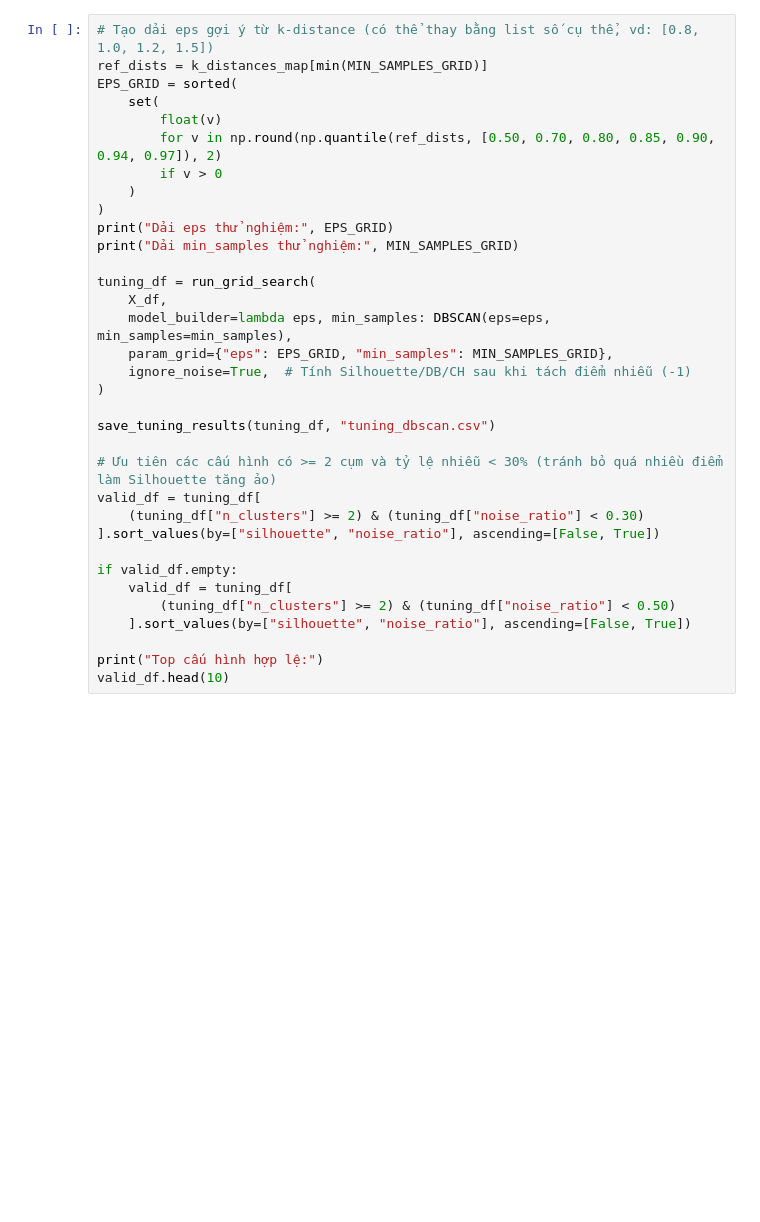
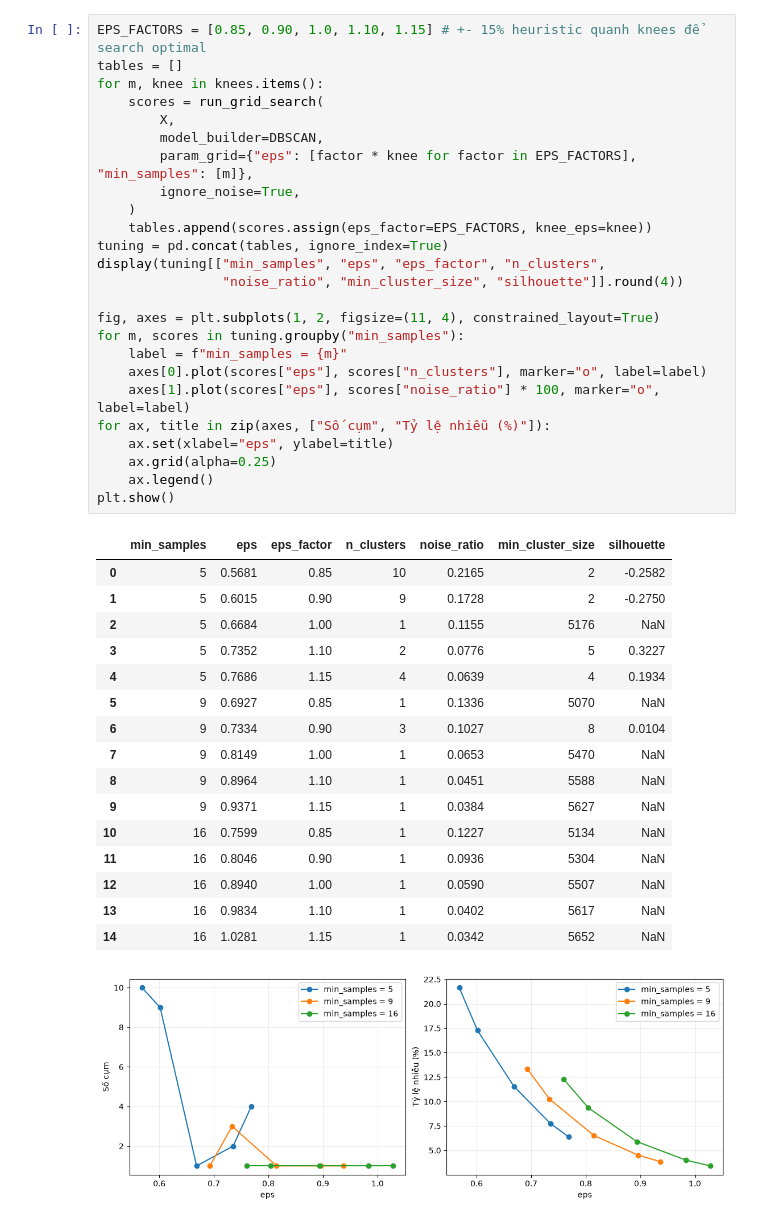
Before and after one commit to Phuctqt123/BTL_DATAMINING, a Jupyter notebook: clustering/dbscan.ipynb, the cells around one changed output. Cells and saved outputs as stored; diff of their text form; blank space fills up the shorter version.

```diff
--- a/clustering/dbscan.ipynb
+++ b/clustering/dbscan.ipynb
@@ -78,35 +105,44 @@ plt.show()
 # %%
-# Tạo dải eps gợi ý từ k-distance (có thể thay bằng list số cụ thể, vd: [0.8, 1.0, 1.2, 1.5])
-ref_dists = k_distances_map[min(MIN_SAMPLES_GRID)]
-EPS_GRID = sorted(
-    set(
-        float(v)
-        for v in np.round(np.quantile(ref_dists, [0.50, 0.70, 0.80, 0.85, 0.90, 0.94, 0.97]), 2)
-        if v > 0
+EPS_FACTORS = [0.85, 0.90, 1.0, 1.10, 1.15] # +- 15% heuristic quanh knees để search optimal
+tables = []
+for m, knee in knees.items():
+    scores = run_grid_search(
+        X,
+        model_builder=DBSCAN,
+        param_grid={"eps": [factor * knee for factor in EPS_FACTORS], "min_samples": [m]},
+        ignore_noise=True,
     )
-)
-print("Dải eps thử nghiệm:", EPS_GRID)
-print("Dải min_samples thử nghiệm:", MIN_SAMPLES_GRID)
+    tables.append(scores.assign(eps_factor=EPS_FACTORS, knee_eps=knee))
+tuning = pd.concat(tables, ignore_index=True)
+display(tuning[["min_samples", "eps", "eps_factor", "n_clusters",
+                "noise_ratio", "min_cluster_size", "silhouette"]].round(4))
 
-tuning_df = run_grid_search(
-    X_df,
-    model_builder=lambda eps, min_samples: DBSCAN(eps=eps, min_samples=min_samples),
-    param_grid={"eps": EPS_GRID, "min_samples": MIN_SAMPLES_GRID},
-    ignore_noise=True,  # Tính Silhouette/DB/CH sau khi tách điểm nhiễu (-1)
-)
-
-save_tuning_results(tuning_df, "tuning_dbscan.csv")
-
-# Ưu tiên các cấu hình có >= 2 cụm và tỷ lệ nhiễu < 30% (tránh bỏ quá nhiều điểm làm Silhouette tăng ảo)
-valid_df = tuning_df[
-    (tuning_df["n_clusters"] >= 2) & (tuning_df["noise_ratio"] < 0.30)
-].sort_values(by=["silhouette", "noise_ratio"], ascending=[False, True])
-
-if valid_df.empty:
-    valid_df = tuning_df[
-        (tuning_df["n_clusters"] >= 2) & (tuning_df["noise_ratio"] < 0.50)
-    ].sort_values(by=["silhouette", "noise_ratio"], ascending=[False, True])
-
-print("Top cấu hình hợp lệ:")
-valid_df.head(10)
+fig, axes = plt.subplots(1, 2, figsize=(11, 4), constrained_layout=True)
+for m, scores in tuning.groupby("min_samples"):
+    label = f"min_samples = {m}"
+    axes[0].plot(scores["eps"], scores["n_clusters"], marker="o", label=label)
+    axes[1].plot(scores["eps"], scores["noise_ratio"] * 100, marker="o", label=label)
+for ax, title in zip(axes, ["Số cụm", "Tỷ lệ nhiễu (%)"]):
+    ax.set(xlabel="eps", ylabel=title)
+    ax.grid(alpha=0.25)
+    ax.legend()
+plt.show()
+# %% [output]
+|  | min_samples | eps | eps_factor | n_clusters | noise_ratio | min_cluster_size | silhouette |
+| 0 | 5 | 0.5681 | 0.85 | 10 | 0.2165 | 2 | -0.2582 |
+| 1 | 5 | 0.6015 | 0.90 | 9 | 0.1728 | 2 | -0.2750 |
+| 2 | 5 | 0.6684 | 1.00 | 1 | 0.1155 | 5176 | NaN |
+| 3 | 5 | 0.7352 | 1.10 | 2 | 0.0776 | 5 | 0.3227 |
+| 4 | 5 | 0.7686 | 1.15 | 4 | 0.0639 | 4 | 0.1934 |
+| 5 | 9 | 0.6927 | 0.85 | 1 | 0.1336 | 5070 | NaN |
+| 6 | 9 | 0.7334 | 0.90 | 3 | 0.1027 | 8 | 0.0104 |
+| 7 | 9 | 0.8149 | 1.00 | 1 | 0.0653 | 5470 | NaN |
+| 8 | 9 | 0.8964 | 1.10 | 1 | 0.0451 | 5588 | NaN |
+| 9 | 9 | 0.9371 | 1.15 | 1 | 0.0384 | 5627 | NaN |
+| 10 | 16 | 0.7599 | 0.85 | 1 | 0.1227 | 5134 | NaN |
+| 11 | 16 | 0.8046 | 0.90 | 1 | 0.0936 | 5304 | NaN |
+| 12 | 16 | 0.8940 | 1.00 | 1 | 0.0590 | 5507 | NaN |
+| 13 | 16 | 0.9834 | 1.10 | 1 | 0.0402 | 5617 | NaN |
+| 14 | 16 | 1.0281 | 1.15 | 1 | 0.0342 | 5652 | NaN |
+[figure, added]
 # %% [markdown]
```
Also changed, not shown: parts of 9 cells of this notebook, 8 other files.
